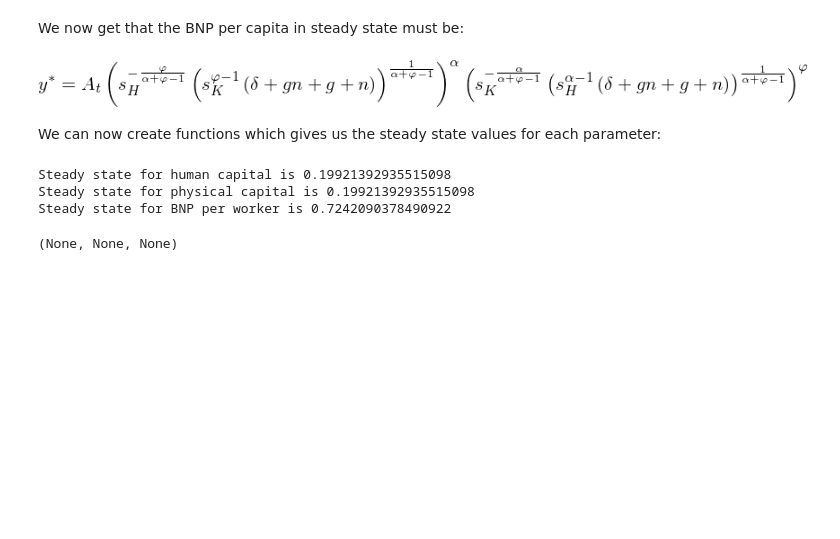
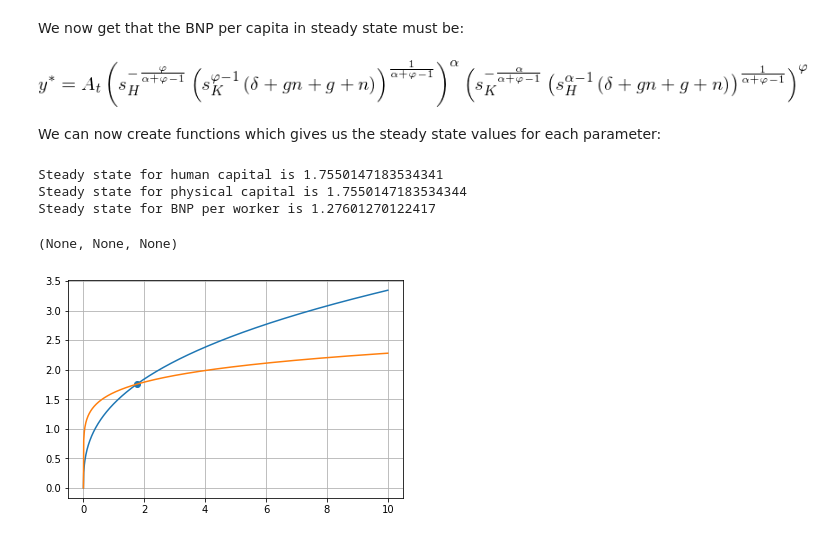
Before and after one commit to kzm266/projects-2019-anaconda-bois, a Jupyter notebook: modelproject/modelproject.ipynb, the cells around one changed output. Cells and saved outputs as stored; diff of their text form; code cells hidden in the pictures; blank space fills up the shorter version.

```diff
--- a/modelproject/modelproject.ipynb
+++ b/modelproject/modelproject.ipynb
@@ -105,7 +107,8 @@ eq
 # %% [markdown]
 Then we solve it for $\tilde{h}_t$:
 # %%
-sm.solve(eq,htilde)[0]
+hisolated = sm.solve(eq,htilde)[0]
+hisolated
 # %% [output]
 [figure]
 # %% [markdown]
@@ -132,7 +135,8 @@ eq2
 # %% [output]
 [figure]
 # %%
-sm.solve(eq2,ktilde)[0]
+kisolated = sm.solve(eq2,ktilde)[0]
+kisolated
 # %% [output]
 [figure]
 # %%
@@ -181,9 +185,25 @@ def steady_states(sK, sH, n, g, delta, alpha, phi):
 
     return print('Steady state for human capital is', ss_h(sK, sH, n, g, delta, alpha, phi)), print('Steady state for physical capital is', ss_k(sK, sH, n, g, delta, alpha, phi)), print('Steady state for BNP per worker is', ss_y(sK, sH, n, g, delta, alpha, phi))
 # %%
-steady_states(0.1,0.1,0.02,0.01,1/3,0.1,0.1)
+steady_states(0.5,0.5,0.02,0.01,1/3,1/3,0.1)
 # %% [output]
-Steady state for human capital is 0.19921392935515098
-Steady state for physical capital is 0.19921392935515098
-Steady state for BNP per worker is 0.7242090378490922
+Steady state for human capital is 1.7550147183534341
+Steady state for physical capital is 1.7550147183534344
+Steady state for BNP per worker is 1.27601270122417
 (None, None, None)
+# %%
+normalh = sm.lambdify((sK, sH, n, g, delta, alpha, phi, ktilde), hisolated)
+normalk = sm.lambdify((sK, sH, n, g, delta, alpha, phi, htilde), kisolated)
+Numbers = np.linspace(0,10,1000)
+def plot_steady(sK, sH, n, g, delta, alpha, phi):
+
+    plt.plot(Numbers, normalh(sK, sH, n, g, delta, alpha, phi, Numbers))
+    plt.plot(Numbers, normalk(sK, sH, n, g, delta, alpha, phi, Numbers))
+    plt.scatter(ss_k(sK, sH, n, g, delta, alpha, phi), ss_k(sH, sH, n, g, delta, alpha, phi))
+    plt.grid(True)
+
+    return plt.show()
+# %%
+plot_steady(0.5,0.5,0.02,0.01,1/3,1/3,0.1)
+# %% [output]
+[figure, added]
```
Also changed, not shown: parts of 1 cell of this notebook.
